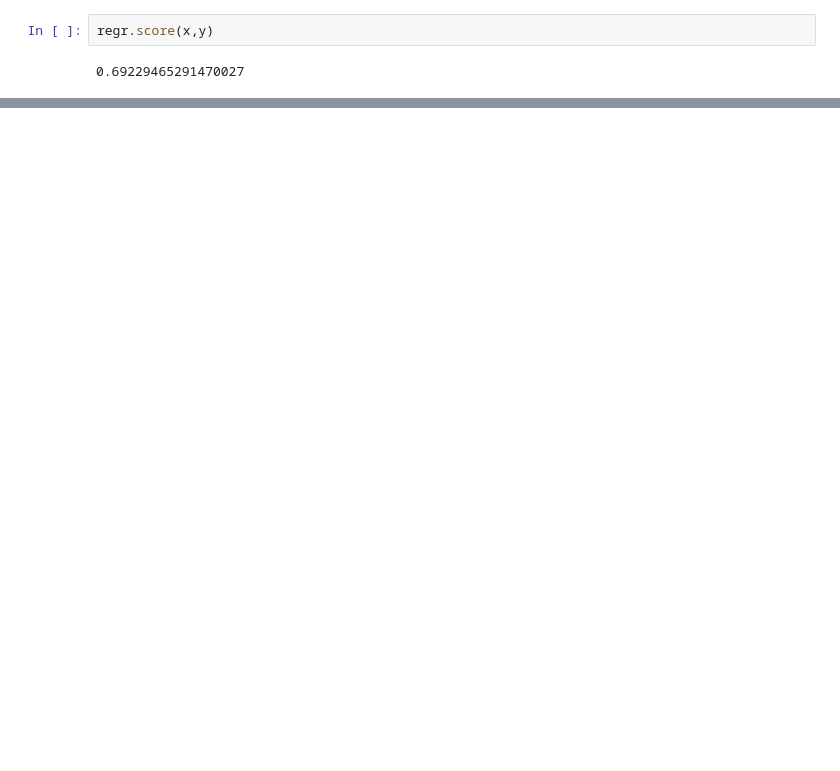
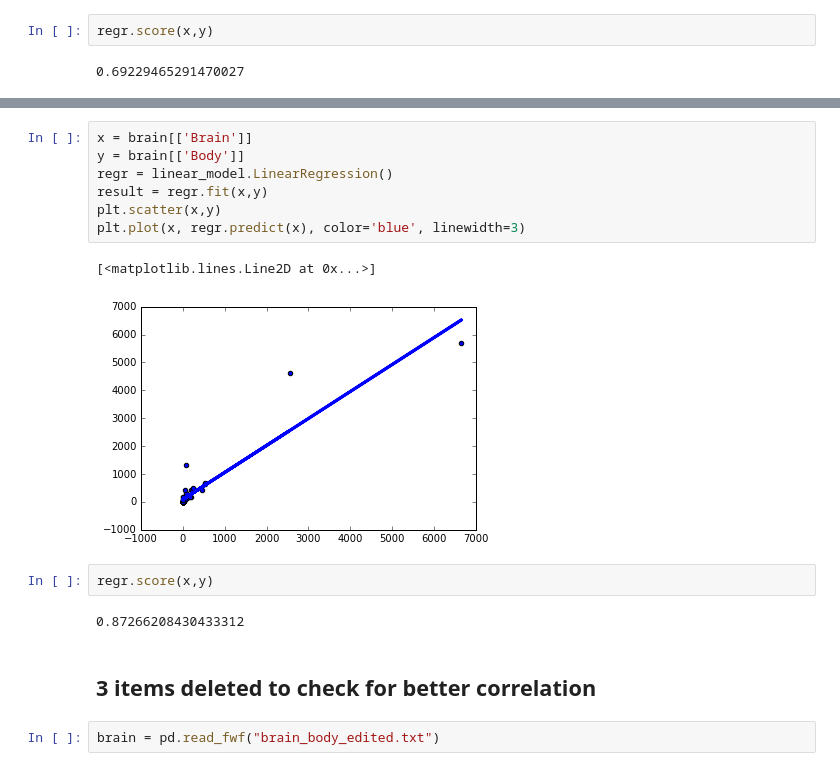
Before and after one commit to TRIYGH/linear-regression, a Jupyter notebook: simple-linear-regression.ipynb, the cells around one changed output, grey strips where cells are left out. Drawn from its saved outputs; the diff is of its cells as text; blank space fills up the shorter version.

```diff
--- a/simple-linear-regression.ipynb
+++ b/simple-linear-regression.ipynb
@@ -72,0 +85,18 @@ plt.show()
+# %%
+x = brain[['Brain']]
+y = brain[['Body']]
+regr = linear_model.LinearRegression()
+result = regr.fit(x,y)
+plt.scatter(x,y)
+plt.plot(x, regr.predict(x), color='blue', linewidth=3)
+# %% [output]
+[<matplotlib.lines.Line2D at 0x...>]
+[figure, added]
+# %%
+regr.score(x,y)
+# %% [output]
+0.87266208430433312
+# %% [markdown]
+## 3 items deleted to check for better correlation
+# %%
+brain = pd.read_fwf("brain_body_edited.txt")
```
Also changed, not shown: parts of 27 cells of this notebook, 3 other files.
